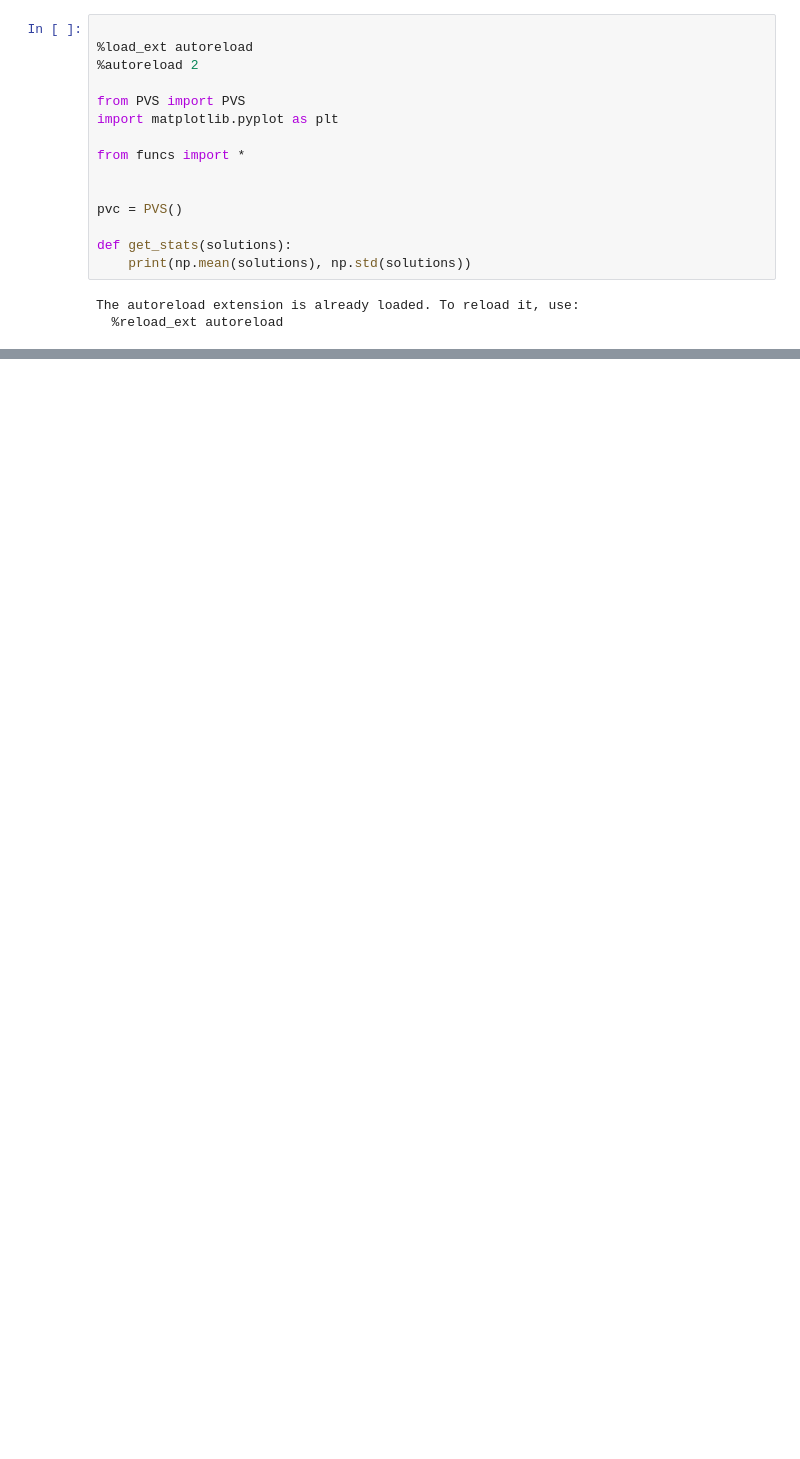
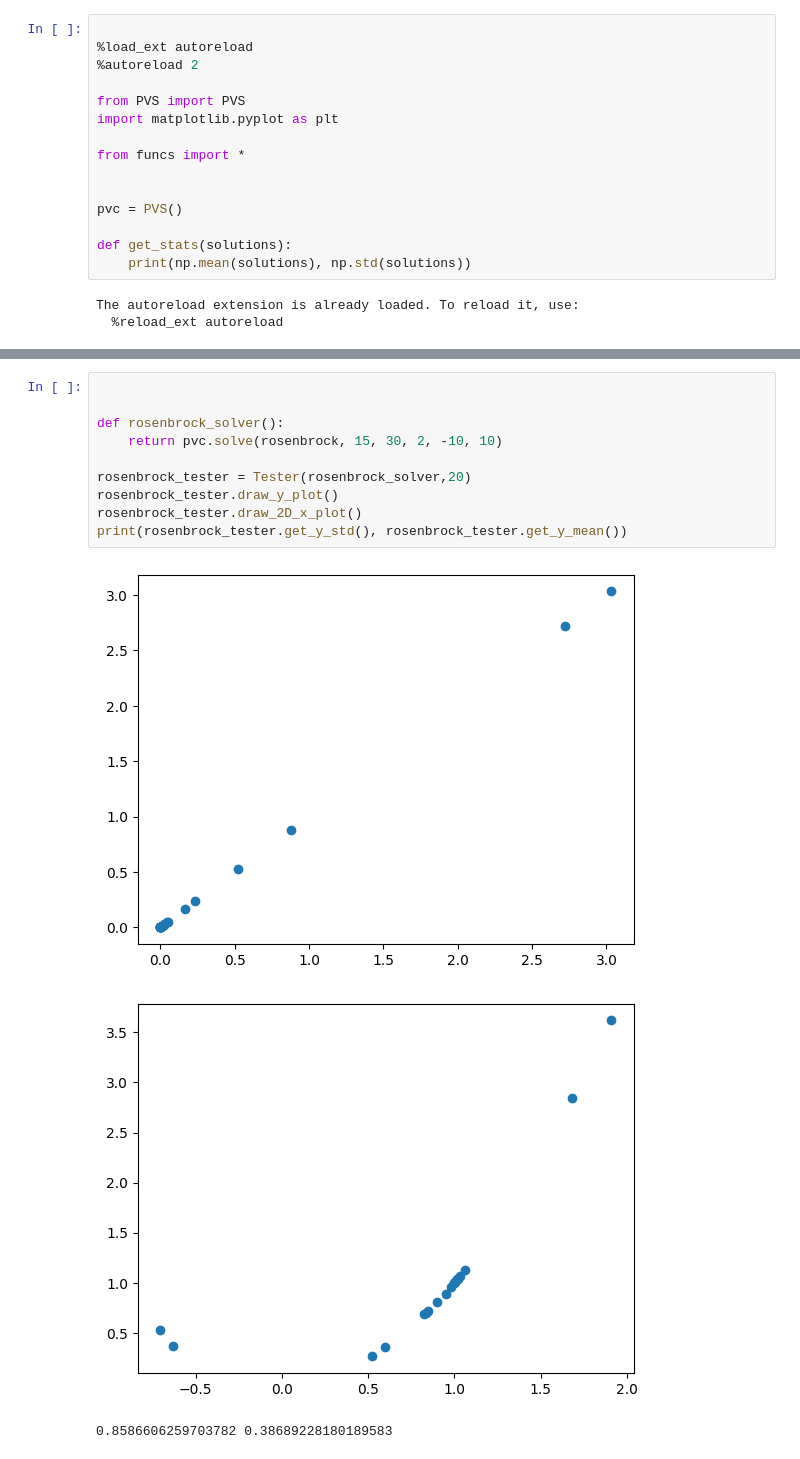
Before and after one commit to BartoszBugla/Algorytmy-heurystyczne, a Jupyter notebook: PVS.ipynb, the cells around one changed output, grey strips where cells are left out. Cells and saved outputs as stored; diff of their text form; blank space fills up the shorter version.

```diff
--- a/PVS.ipynb
+++ b/PVS.ipynb
@@ -170,0 +36,14 @@ plt.scatter([x[1] for x in sol], np.zeros(len(sol)))
+# %%
+
+
+def rosenbrock_solver():
+    return pvc.solve(rosenbrock, 15, 30, 2, -10, 10)
+
+rosenbrock_tester = Tester(rosenbrock_solver,20)
+rosenbrock_tester.draw_y_plot()
+rosenbrock_tester.draw_2D_x_plot()
+print(rosenbrock_tester.get_y_std(), rosenbrock_tester.get_y_mean())
+# %% [output]
+[figure, added]
+[figure, added]
+0.8586606259703782 0.38689228180189583
```
Also changed, not shown: parts of 23 cells of this notebook, 3 other files.
